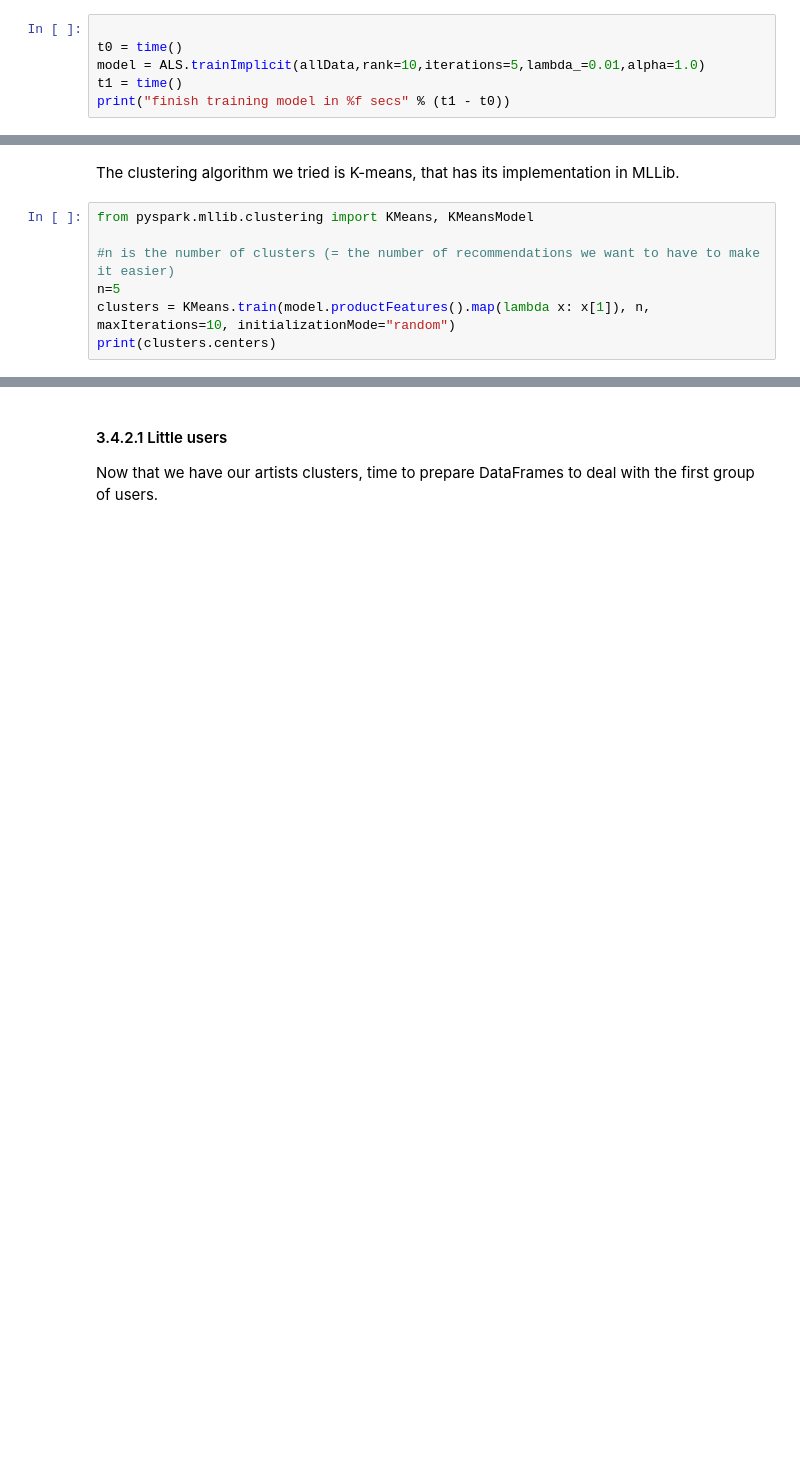
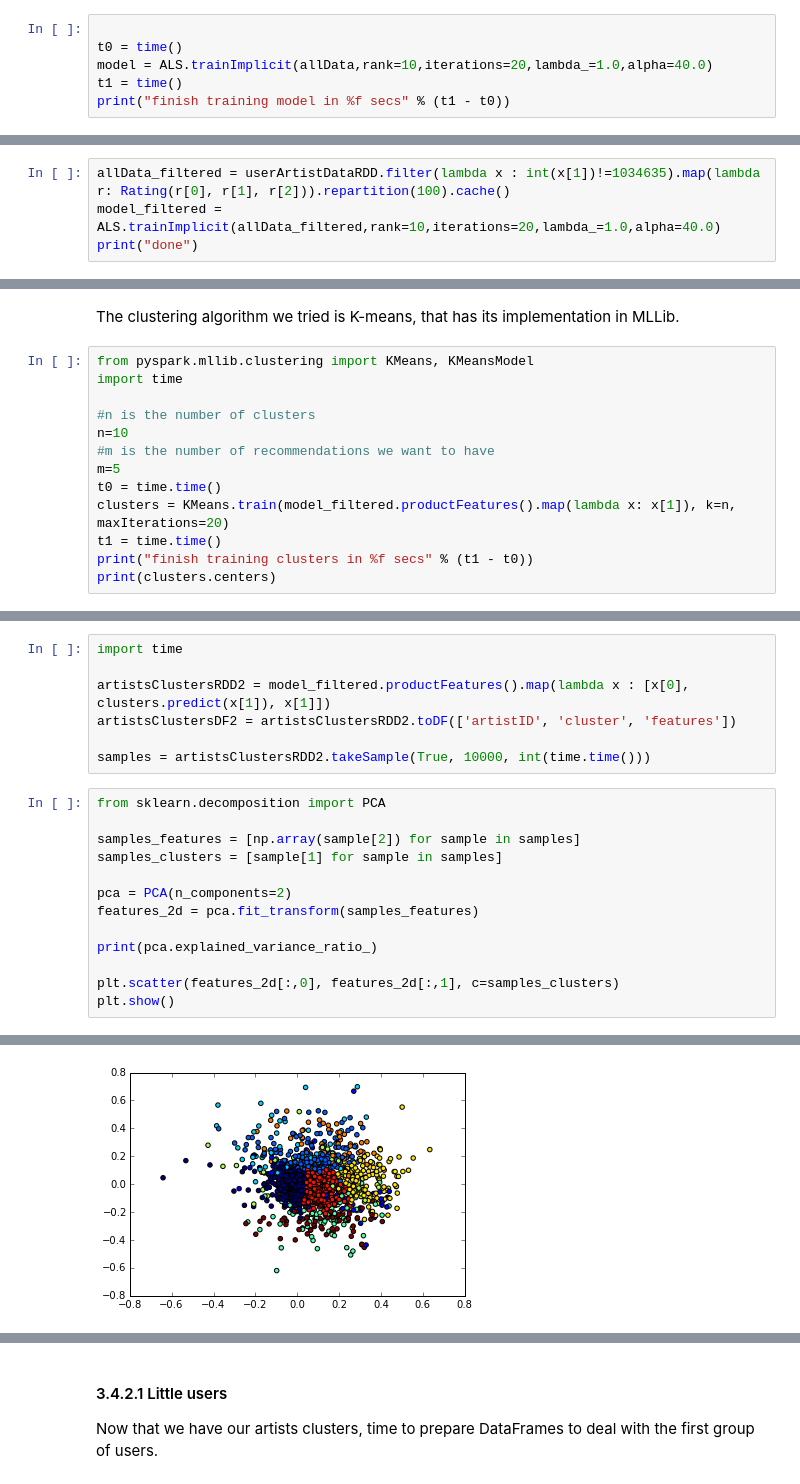
Before and after one commit to sjerbi/Algorithmic-Machine-Learning, a Jupyter notebook: [Lecture 3+4] Recommender algorithm - Music recommendations.ipynb, the cells around one changed output, grey strips where cells are left out. Cells and saved outputs as stored; diff of their text form; blank space fills up the shorter version.

```diff
--- a/[Lecture 3+4] Recommender algorithm - Music recommendations.ipynb
+++ b/[Lecture 3+4] Recommender algorithm - Music recommendations.ipynb
@@ -1168,7 +1144,7 @@ to build model.
 # %%
 
 t0 = time()
-model = ALS.trainImplicit(allData,rank=10,iterations=5,lambda_=0.01,alpha=1.0)
+model = ALS.trainImplicit(allData,rank=10,iterations=20,lambda_=1.0,alpha=40.0)
 t1 = time()
 print("finish training model in %f secs" % (t1 - t0))
 # %% [output]
@@ -1268,0 +1258,4 @@ print(recList)
+# %%
+allData_filtered = userArtistDataRDD.filter(lambda x : int(x[1])!=1034635).map(lambda r: Rating(r[0], r[1], r[2])).repartition(100).cache()
+model_filtered = ALS.trainImplicit(allData_filtered,rank=10,iterations=20,lambda_=1.0,alpha=40.0)
+print("done")
@@ -1291,9 +1286,15 @@ Our next idea is to clusterize the artists to get better recommendations. In fac
 The clustering algorithm we tried is K-means, that has its implementation in MLLib.
 # %%
 from pyspark.mllib.clustering import KMeans, KMeansModel
+import time
 
-#n is the number of clusters (= the number of recommendations we want to have to make it easier)
-n=5
-clusters = KMeans.train(model.productFeatures().map(lambda x: x[1]), n, maxIterations=10, initializationMode="random")
+#n is the number of clusters
+n=10
+#m is the number of recommendations we want to have
+m=5
+t0 = time.time()
+clusters = KMeans.train(model_filtered.productFeatures().map(lambda x: x[1]), k=n, maxIterations=20)
+t1 = time.time()
+print("finish training clusters in %f secs" % (t1 - t0))
 print(clusters.centers)
 # %% [output]
@@ -1307,0 +1355,21 @@ print(clusters.centers)
+# %%
+import time
+
+artistsClustersRDD2 = model_filtered.productFeatures().map(lambda x : [x[0], clusters.predict(x[1]), x[1]])
+artistsClustersDF2 = artistsClustersRDD2.toDF(['artistID', 'cluster', 'features'])
+
+samples = artistsClustersRDD2.takeSample(True, 10000, int(time.time()))
+# %%
+from sklearn.decomposition import PCA
+
+samples_features = [np.array(sample[2]) for sample in samples]
+samples_clusters = [sample[1] for sample in samples]
+
+pca = PCA(n_components=2)
+features_2d = pca.fit_transform(samples_features)
+
+print(pca.explained_variance_ratio_)
+
+plt.scatter(features_2d[:,0], features_2d[:,1], c=samples_clusters)
+plt.show()
+# %% [output]
@@ -1307,0 +1377 @@ print(clusters.centers)
+[figure, added]
```
Also changed, not shown: parts of 102 cells of this notebook.
